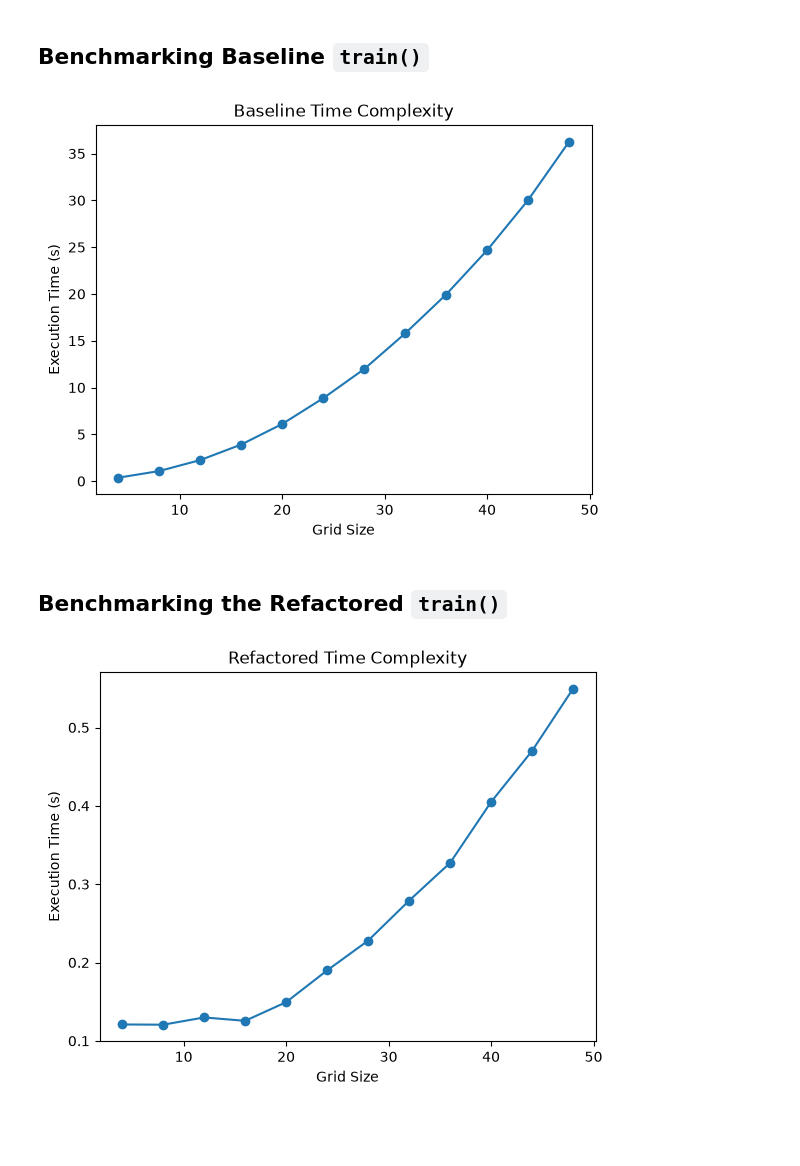
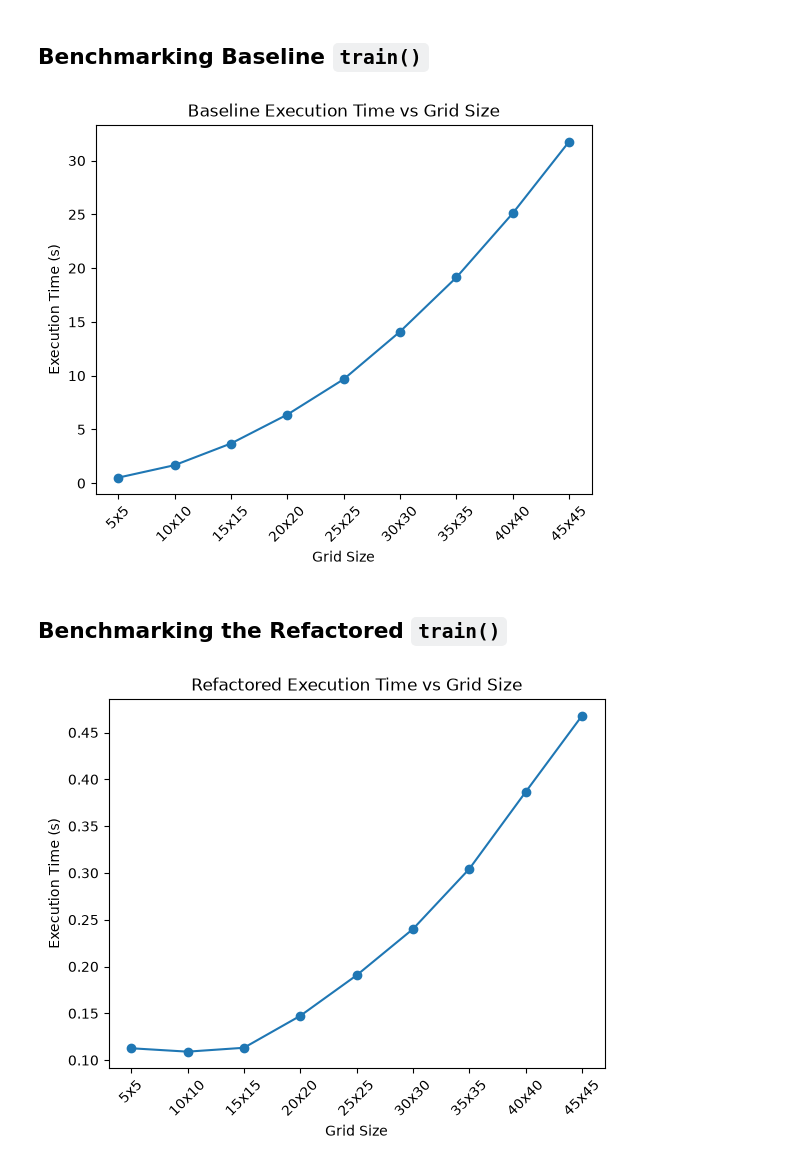
Before and after one commit to mhasanbulli/mantel-kohonen, a Jupyter notebook: benchmark.ipynb, the cells around one changed output. Drawn from its saved outputs; the diff is of its cells as text; code cells hidden in the pictures; blank space fills up the shorter version.

```diff
--- a/benchmark.ipynb
+++ b/benchmark.ipynb
@@ -13,8 +13,8 @@ from kohonen_refactored import train as train_refactored, Config
 np.random.seed(42)
 input_data = np.random.random((10, 3))
 n_max_iterations = 1000
-width = np.arrange(4, 51, 4)
-height = np.arrange(4, 51, 4)
+width = np.arange(5, 50, 5)
+height = np.arange(5, 50, 5)
 # %% [markdown]
 ## Benchmarking Baseline `train()`
 # %%
@@ -34,14 +34,18 @@ def benchmark(
 b_results = benchmark(input_data, n_max_iterations, width, height)
 # %%
 plt.plot(width, b_results, marker="o")
+
+labels = [f"{w}x{w}" for w in width]
+plt.xticks(width, labels, rotation=45)
+
 plt.xlabel("Grid Size")
 plt.ylabel("Execution Time (s)")
-plt.title("Baseline Time Complexity")
-plt.savefig("plots/baseline_complexity.png", dpi=300)
+plt.title("Baseline Execution Time vs Grid Size")
+plt.savefig("plots/baseline.png", dpi=300)
 
 plt.show()
 # %% [output]
-[figure, old version]
+[figure, new version]
 # %% [markdown]
 ## Benchmarking the Refactored `train()`
 # %%
@@ -65,14 +69,18 @@ def benchmark_refactored(
 b_results_refactored = benchmark_refactored(input_data, n_max_iterations, width, height)
 # %%
 plt.plot(width, b_results_refactored, marker="o")
+
+labels = [f"{w}x{w}" for w in width]
+plt.xticks(width, labels, rotation=45)
+
 plt.xlabel("Grid Size")
 plt.ylabel("Execution Time (s)")
-plt.title("Refactored Time Complexity")
-plt.savefig("plots/refactored_complexity.png", dpi=300)
+plt.title("Refactored Execution Time vs Grid Size")
+plt.savefig("plots/refactored_execution_time.png", dpi=300)
 
 plt.show()
 # %% [output]
-[figure, old version]
+[figure, new version]
 # %%
 plt.plot(width, b_results, marker="o", label="Baseline")
 plt.plot(width, b_results_refactored, marker="o", label="Refactored")
```
Also changed, not shown: parts of 3 cells of this notebook, 9 other files.
